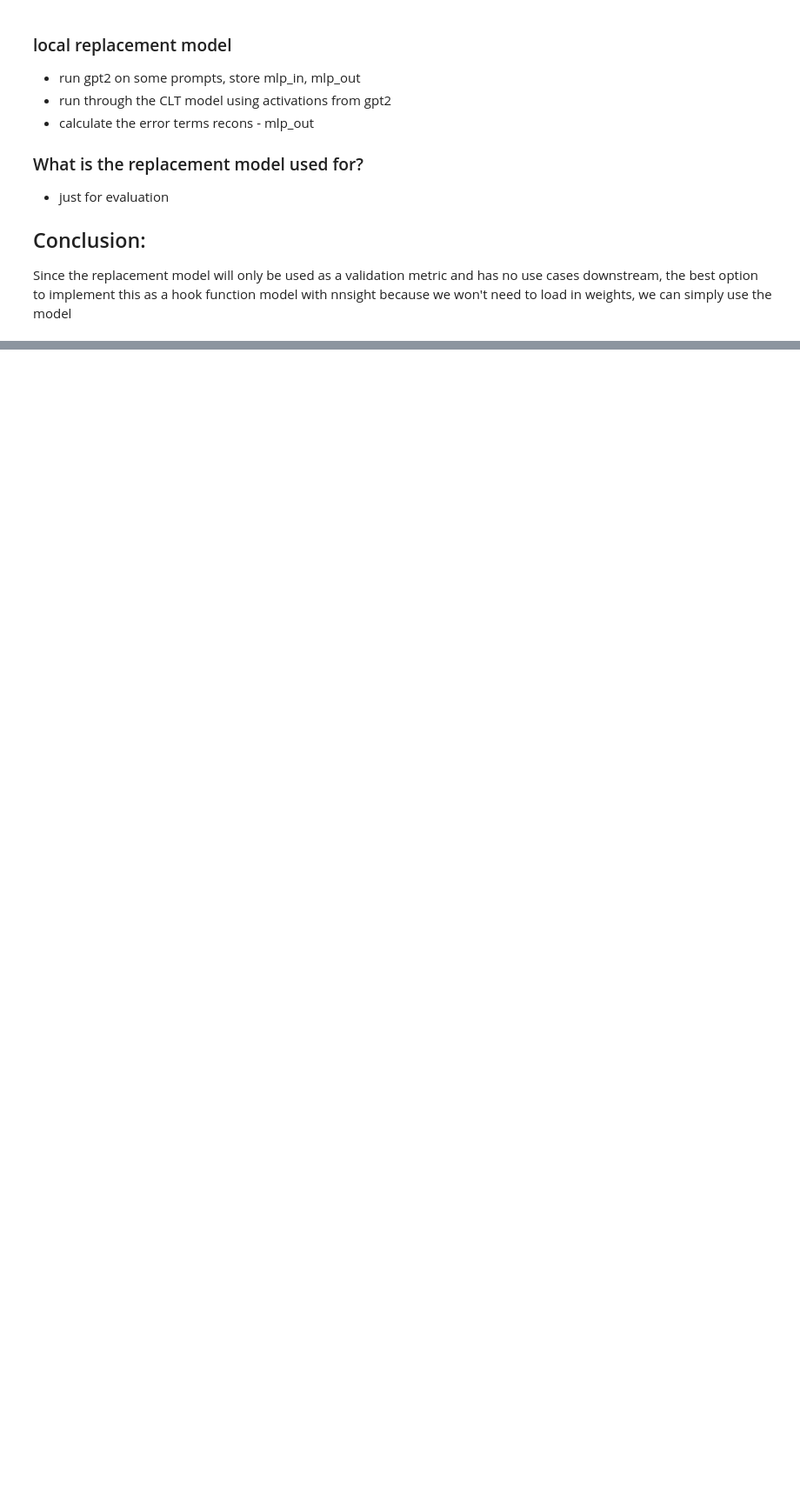
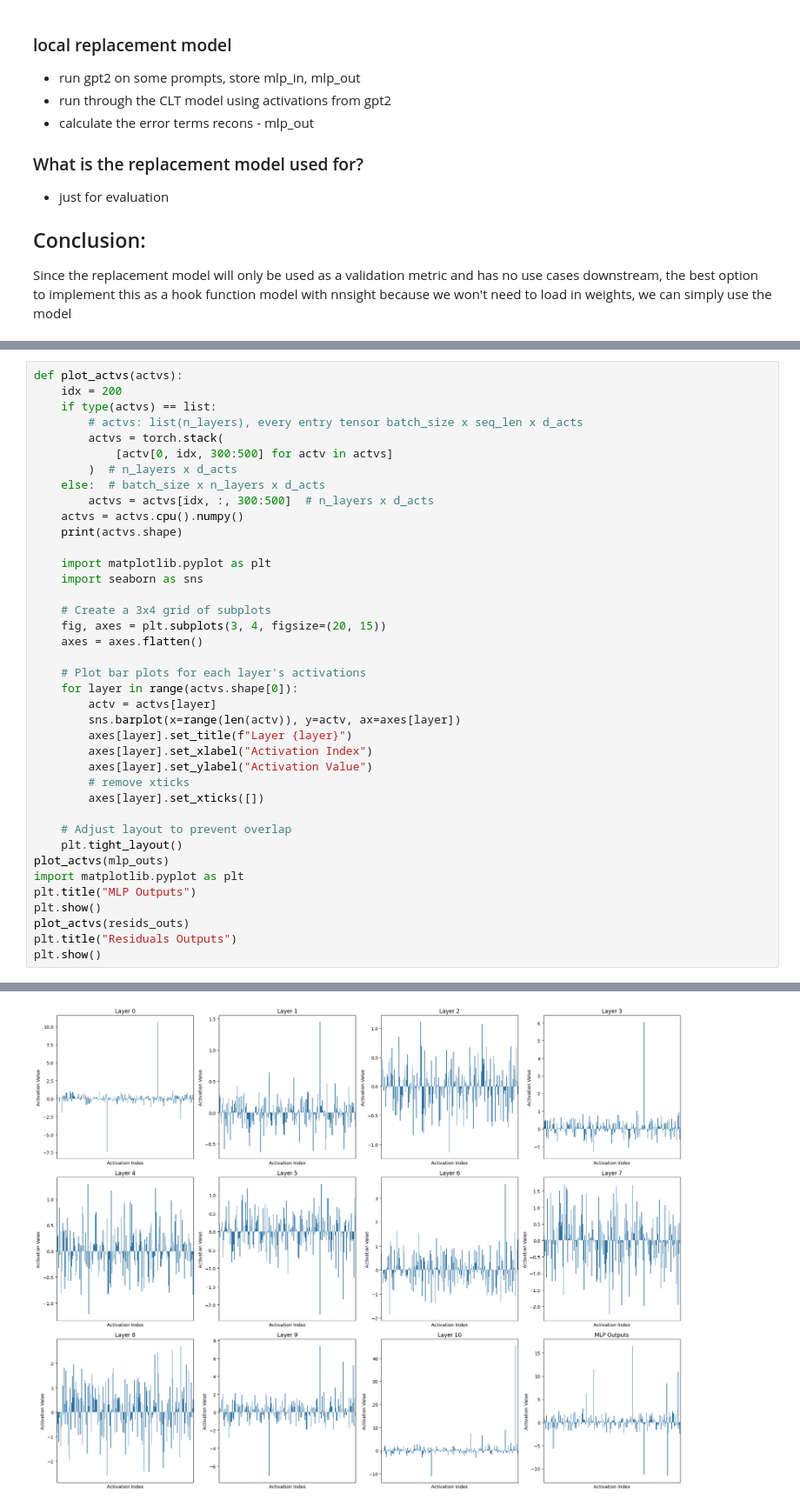
Before and after one commit to Goreg12345/crosslayer-transcoder, a Jupyter notebook: replacement_model.ipynb, the cells around one changed output, grey strips where cells are left out. Shown at 87% size. Saved outputs shown, nothing was run; the diff lists cells and outputs as text; blank space fills up the shorter version.

```diff
--- a/replacement_model.ipynb
+++ b/replacement_model.ipynb
@@ -107,0 +211,40 @@ Token indices sequence length is longer than the specified maximum sequence leng
+# %%
+def plot_actvs(actvs):
+    idx = 200
+    if type(actvs) == list:
+        # actvs: list(n_layers), every entry tensor batch_size x seq_len x d_acts
+        actvs = torch.stack(
+            [actv[0, idx, 300:500] for actv in actvs]
+        )  # n_layers x d_acts
+    else:  # batch_size x n_layers x d_acts
+        actvs = actvs[idx, :, 300:500]  # n_layers x d_acts
+    actvs = actvs.cpu().numpy()
+    print(actvs.shape)
+
+    import matplotlib.pyplot as plt
+    import seaborn as sns
+
+    # Create a 3x4 grid of subplots
+    fig, axes = plt.subplots(3, 4, figsize=(20, 15))
+    axes = axes.flatten()
+
+    # Plot bar plots for each layer's activations
+    for layer in range(actvs.shape[0]):
+        actv = actvs[layer]
+        sns.barplot(x=range(len(actv)), y=actv, ax=axes[layer])
+        axes[layer].set_title(f"Layer {layer}")
+        axes[layer].set_xlabel("Activation Index")
+        axes[layer].set_ylabel("Activation Value")
+        # remove xticks
+        axes[layer].set_xticks([])
+
+    # Adjust layout to prevent overlap
+    plt.tight_layout()
+plot_actvs(mlp_outs)
+import matplotlib.pyplot as plt
+plt.title("MLP Outputs")
+plt.show()
+plot_actvs(resids_outs)
+plt.title("Residuals Outputs")
+plt.show()
+# %% [output]
@@ -107,0 +252 @@ Token indices sequence length is longer than the specified maximum sequence leng
+[figure, added]
```
Also changed, not shown: parts of 28 cells of this notebook, 10 other files.
